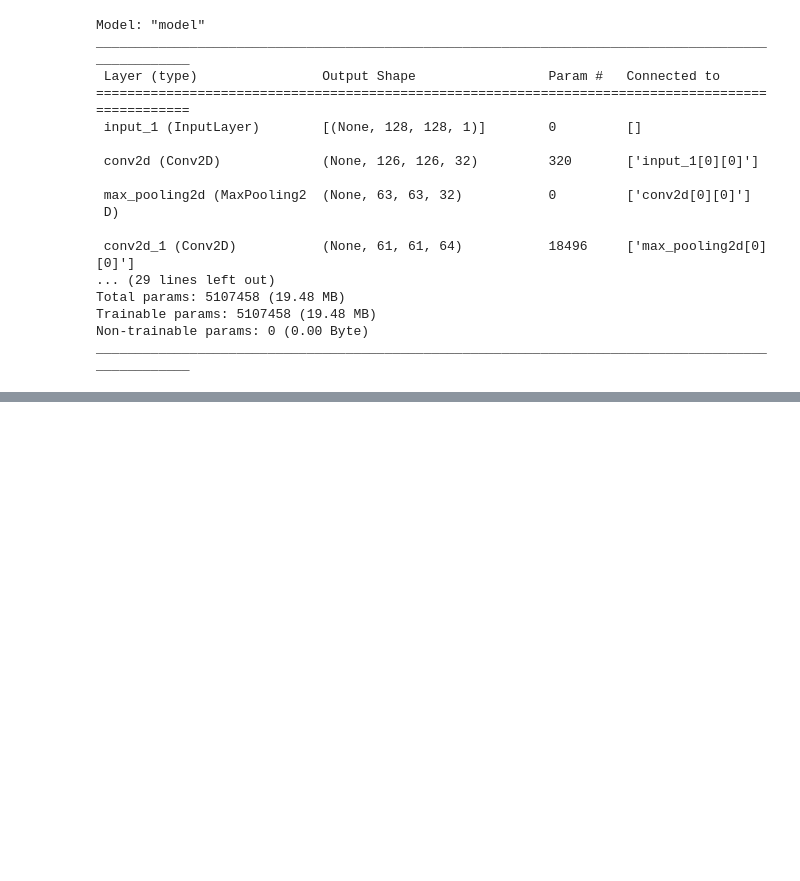
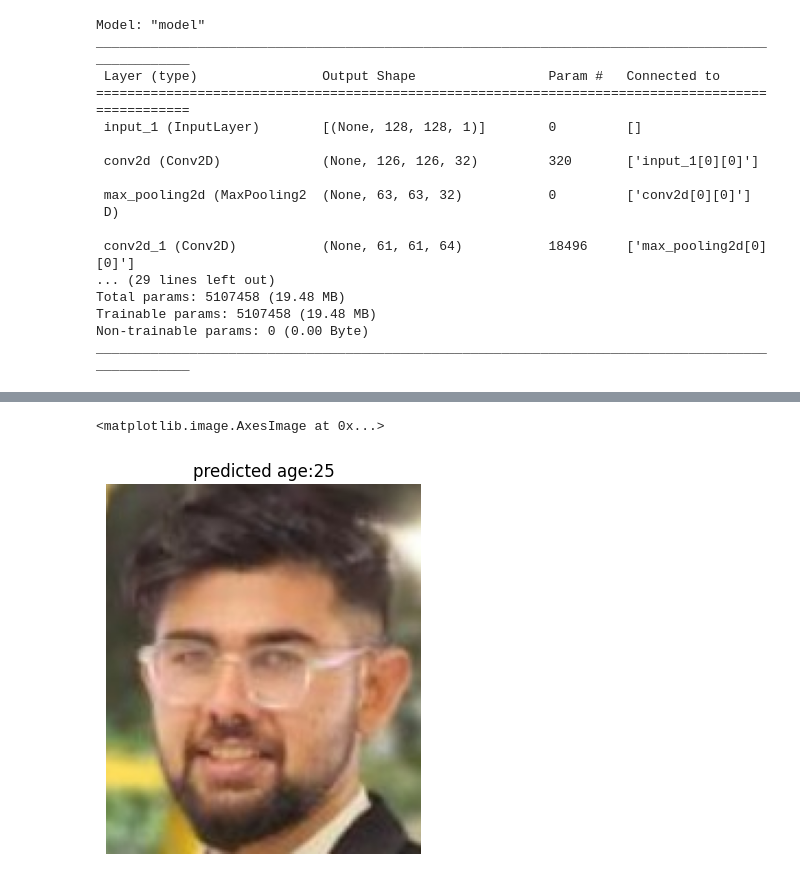
Before and after one commit to amaanhash/Profanity-Filter-for-kids-using-video-sharing-platform, a Jupyter notebook: FaceDetection.ipynb, the cells around one changed output, grey strips where cells are left out. Drawn from its saved outputs; the diff is of its cells as text; code cells hidden in the pictures; blank space fills up the shorter version.

```diff
--- a/FaceDetection.ipynb
+++ b/FaceDetection.ipynb
@@ -195,0 +251,11 @@ Epoch 5/11
+# %%
+img_to_test ='/content/drive/MyDrive/testimg2.jpg'
+features = get_image_features(img_to_test)
+pred = model.predict(features)
+
+age =  round(pred[1][0][0])
+
+plt.title(f'predicted age:{age}')
+plt.axis('off')
+plt.imshow(np.array(load_img(img_to_test)))
+# %% [output]
@@ -195,0 +263,2 @@ Epoch 5/11
+<matplotlib.image.AxesImage at 0x...>
+[figure, added]
```
Also changed, not shown: parts of 9 cells of this notebook.
